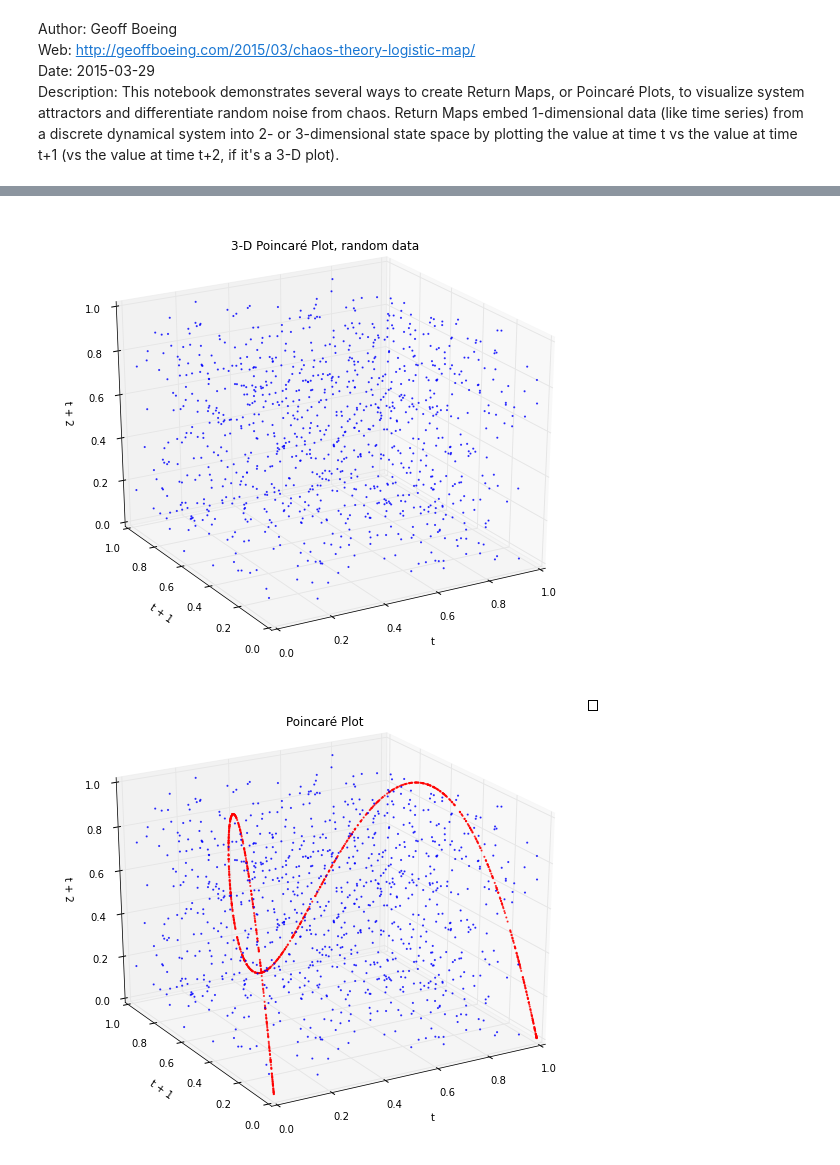
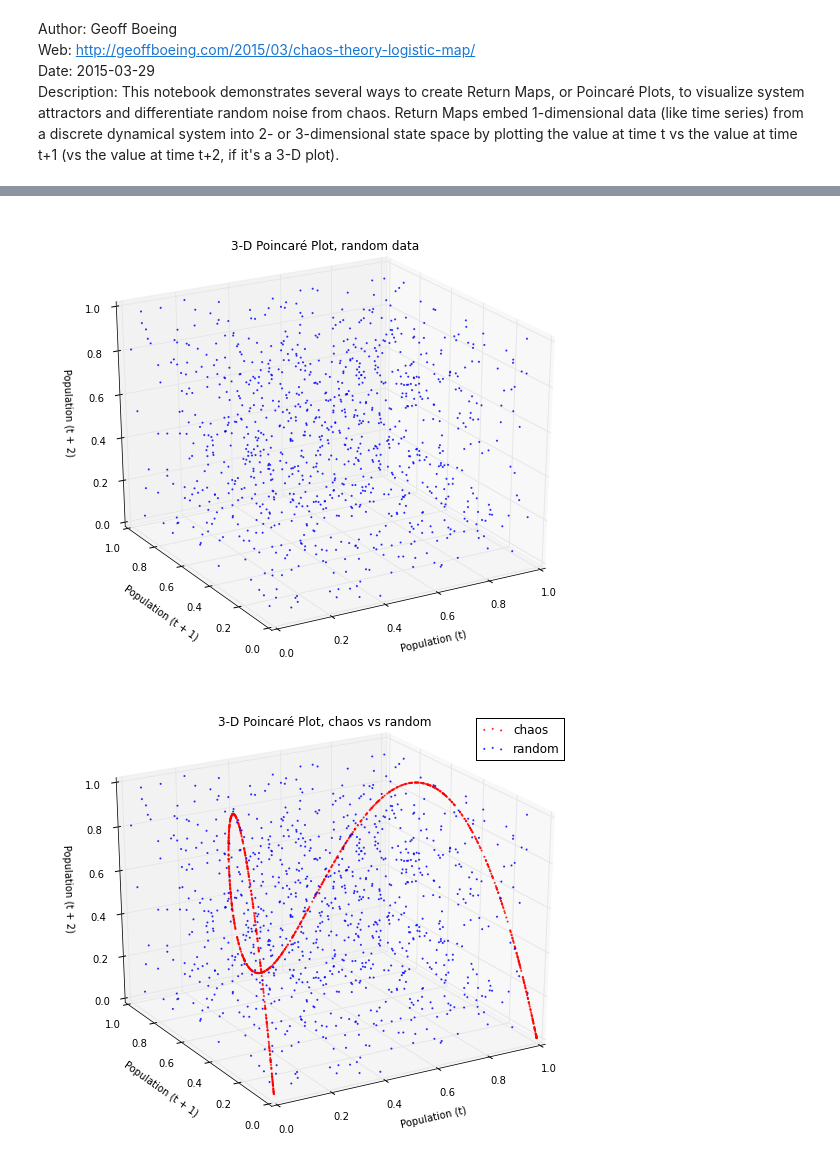
Before and after one commit to aitatanit/chaos-models, a Jupyter notebook: chaos-logistic-poincare-plots.ipynb, the cells around one changed output, grey strips where cells are left out. Saved outputs shown, nothing was run; the diff lists cells and outputs as text; code cells hidden in the pictures.

```diff
--- a/chaos-logistic-poincare-plots.ipynb
+++ b/chaos-logistic-poincare-plots.ipynb
@@ -105,9 +109,10 @@ def poincare_plot(pops, discard_gens=1, height=6, width=6, xmin=0, xmax=1, ymin=
 # %%
 def poincare_plot_3d(pops, discard_gens=1, height=8, width=10,
                      xmin=0, xmax=1, ymin=0, ymax=1, zmin=0, zmax=1,
-                     title=u'Poincaré Plot', xlabel='t', ylabel='t + 1', zlabel='t + 2',
+                     title=u'3-D Poincaré Plot', elev=25, azim=240, dist=10,
+                     xlabel='Population (t)', ylabel='Population (t + 1)', zlabel='Population (t + 2)',
                      marker='.', size=5, alpha=0.7, color='r', color_list=[], legend=False,
-                     elev=25, azim=240, dist=10):
+                     legend_bbox_to_anchor=None):
 
     # first get the xyz points to plot
     points = get_poincare_points(pops, discard_gens, dimensions=3)
@@ -139,14 +144,14 @@ def poincare_plot_3d(pops, discard_gens=1, height=8, width=10,
     ax.set_ylabel(ylabel)
     ax.set_zlabel(zlabel)
 
-    # add a legend if argument is True
-    if legend:
-        ax.legend(plots, names.tolist(), loc=1, frameon=True, framealpha=1)
-
     # plot the xyz data for each run of the model that appears in the MultiIndex
     for n in range(len(names)):
         xyz = points.iloc[index == names[n]]
         plots.append(ax.scatter(xyz['x'], xyz['y'], xyz['z'],
                                 marker=marker, c=color_list[n], edgecolor=color_list[n], s=size, alpha=alpha))
 
+    # add a legend if argument is True
+    if legend:
+        ax.legend(plots, names.tolist(), loc=1, frameon=True, framealpha=1, bbox_to_anchor=legend_bbox_to_anchor)
+
     plt.show()
@@ -261,11 +282,12 @@ poincare_plot_3d(chaos_pops, title=u'3-D Poincaré Plot, deterministic chaos', a
 # in comparison, here's the poincare plot of the random data - it just looks like noise
 poincare_plot_3d(random_pops, title=u'3-D Poincaré Plot, random data', color='b', alpha=0.7)
 # %% [output]
-[figure, old version]
+[figure, new version]
 # %%
 # or do them both together in one plot
 pops = pd.concat([chaos_pops, random_pops], axis=1)
 pops.columns = ['chaos', 'random']
-poincare_plot_3d(pops, color_list=['r', 'b'], legend=True)
+poincare_plot_3d(pops, color_list=['r', 'b'], title=u'3-D Poincaré Plot, chaos vs random',
+                 legend=True, legend_bbox_to_anchor=(0.94, 0.96))
 # %% [output]
-[figure, old version]
+[figure, new version]
```
Also changed, not shown: parts of 25 cells of this notebook, 2 other files.
